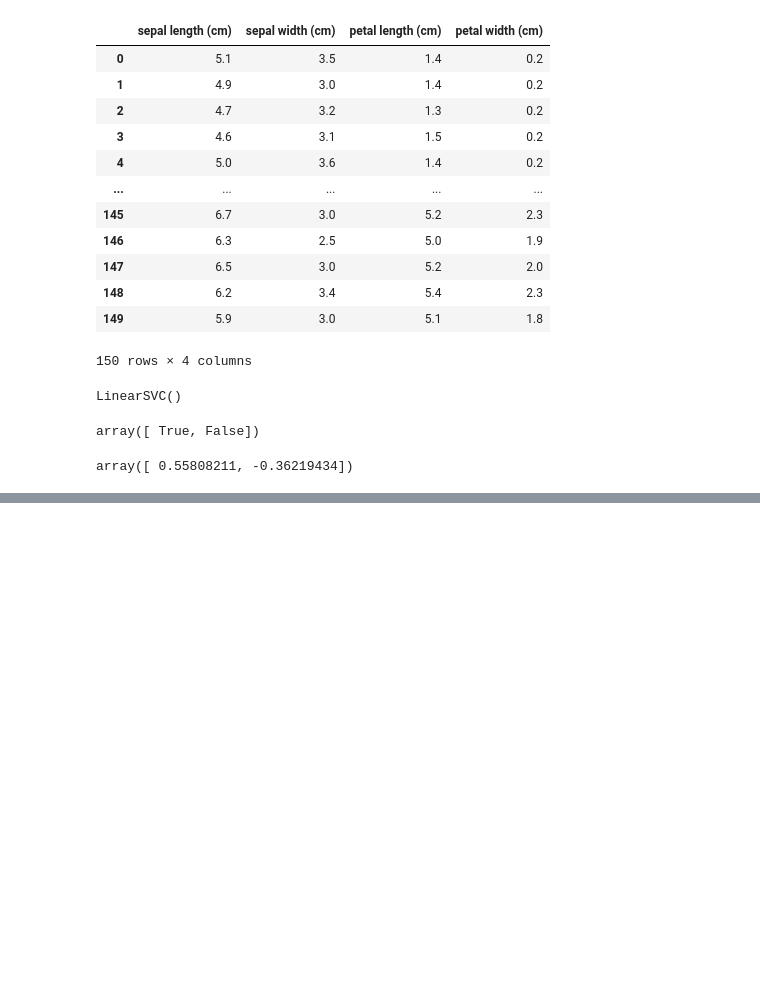
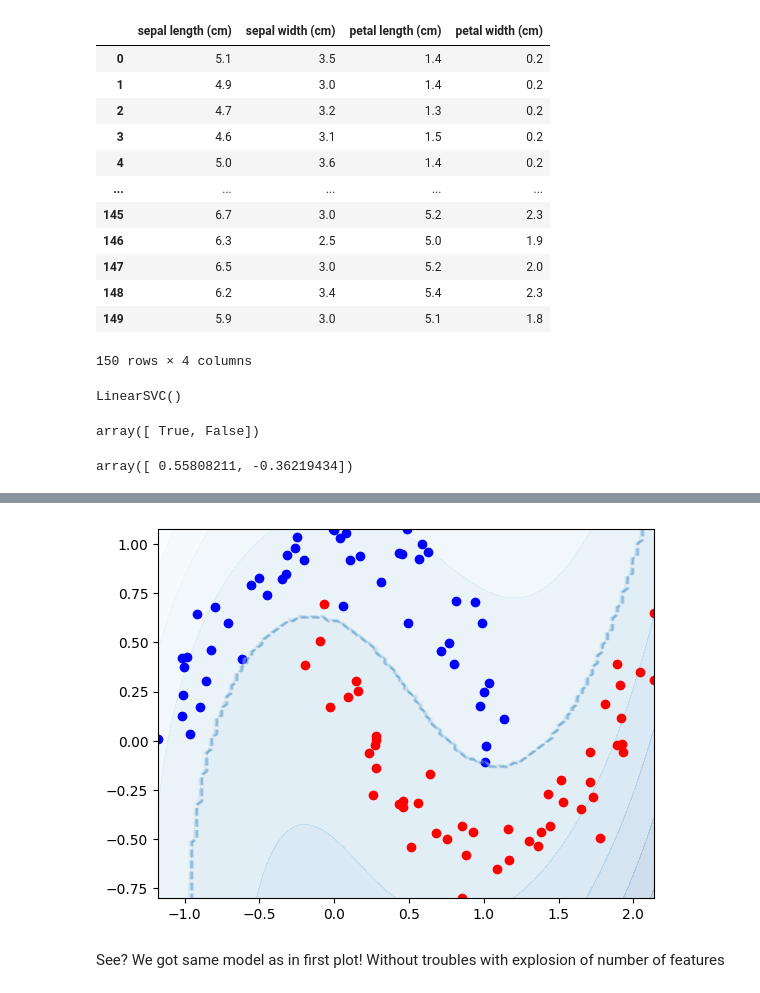
Before and after one commit to yeghor/Learning-Machine-Learning, a Jupyter notebook: jupyter_notes/4-SVM.ipynb, the cells around one changed output, grey strips where cells are left out. Drawn from its saved outputs; the diff is of its cells as text; code cells hidden in the pictures; blank space fills up the shorter version.

```diff
--- a/jupyter_notes/4-SVM.ipynb
+++ b/jupyter_notes/4-SVM.ipynb
@@ -60,0 +132,10 @@ array([ 0.55808211, -0.36219434])
+# %%
+poly_kernel_svm_clf = svm_models.SVC(kernel="poly", degree=3, C=1.0, coef0=1)
+poly_kernel_svm_clf.fit(X, y)
+
+plot_svm(poly_kernel_svm_clf, axes=[np.min(X[:, 0]), np.max(X[:, 0]), np.min(X[:, 1]), np.max(X[:, 1])])
+plot_dataset(X, y)
+# %% [output]
+[figure, added]
+# %% [markdown]
+See? We got same model as in first plot! Without troubles with explosion of number of features
```
Also changed, not shown: parts of 9 cells of this notebook.
